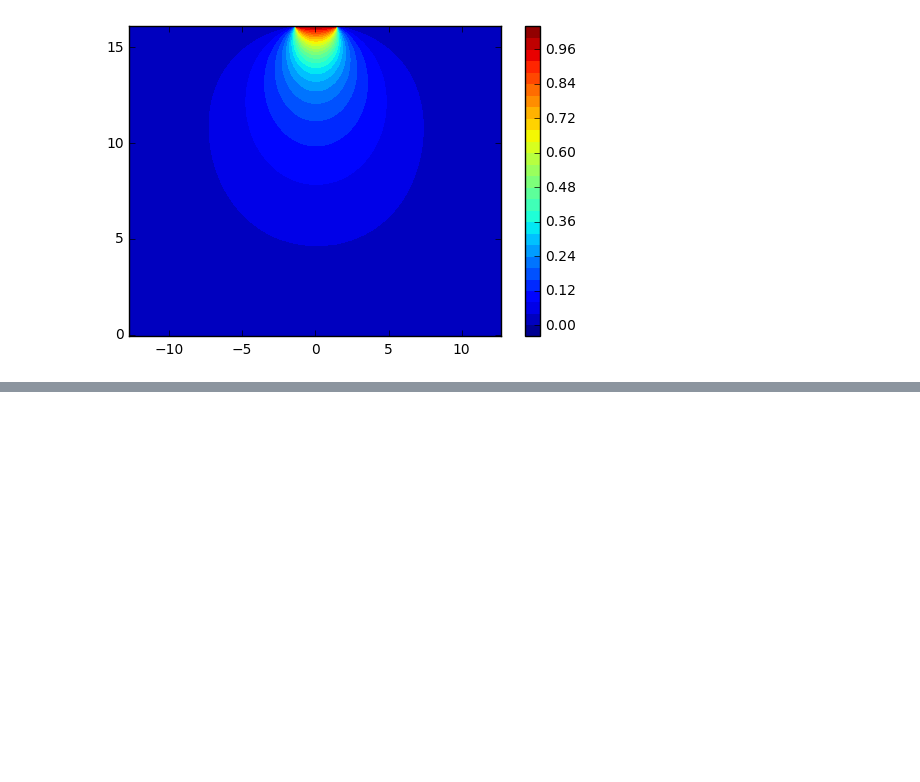
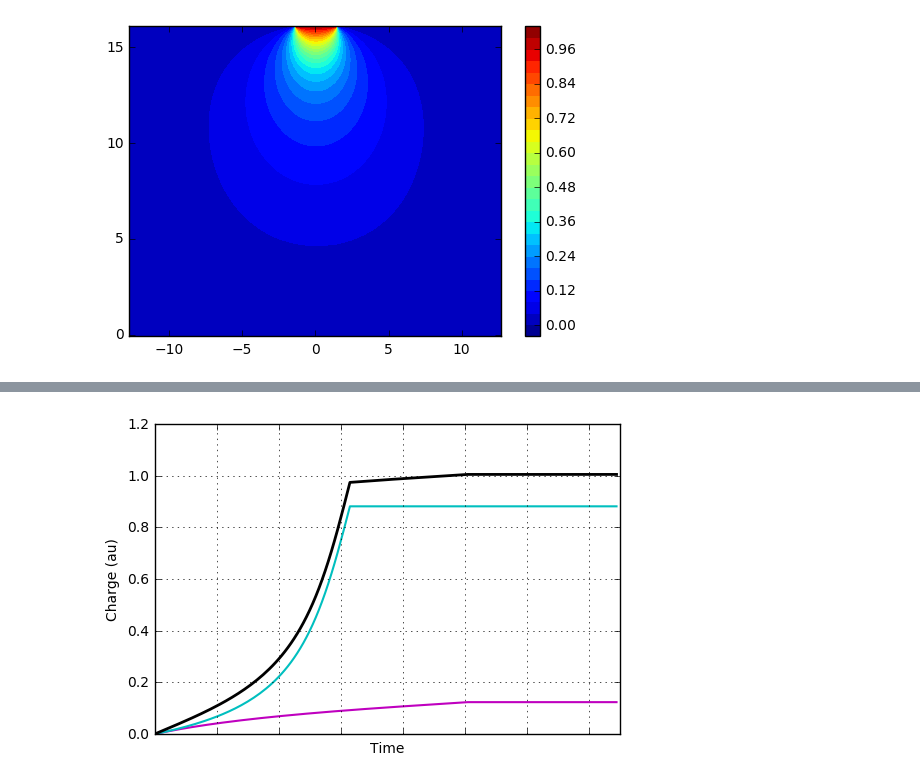
Before and after one commit to lbl-anp/GammaRayTrackingSchool_2018, a Jupyter notebook: SimpleWPGen_Strip.ipynb, the cells around one changed output, grey strips where cells are left out. Drawn from its saved outputs; the diff is of its cells as text; code cells hidden in the pictures; blank space fills up the shorter version.

Commit message:
Add files via upload
Now with crude signal generation

```diff
--- a/SimpleWPGen_Strip.ipynb
+++ b/SimpleWPGen_Strip.ipynb
@@ -149,0 +151,60 @@ plt.show()
+# %%
+# simple signal calculation assuming fixed velocity of one pixel per ns for both electrons and holes
+# holes into wp, electrons out
+# could easily vectorize to be faster and more pythonic
+
+# assume an interaction position at a given depth
+depth_mm = 10
+
+z0 = np.int(np.floor(depth_mm / pixel_size_mm))
+
+# number of time steps in signal
+Nt = 150
+
+# arrays which will store the induced charge signals
+Qh = np.zeros(Nt, dtype=float)
+Qe = np.zeros(Nt, dtype=float)
+
+# starting positions for electrons and holes
+zh = z0
+ze = z0
+
+# holes into wp
+t = 0
+for t in range(1, Nt):
+    if (zh<=N_yelements-1):
+        dw = Vslice[zh] - Vslice[zh-1]
+        Qh[t] = 1.0*dw
+    elif (zh>N_yelements-1):
+        continue
+    zh = zh+1
+
+# electrons out of wp
+t = 0
+for t in range(1, Nt):
+    if (ze>=0):
+        dw = Vslice[ze] - Vslice[ze+1]
+        Qe[t] = -1.0*dw
+    elif (ze<0):
+        continue
+    ze = ze-1
+
+# take cumulative sums
+Qsignal_h = np.cumsum(Qh)
+Qsignal_e = np.cumsum(Qe)
+Qsignal = np.cumsum(Qe + Qh)
+
+# plot
+plt.plot(Qsignal_e, 'm', linewidth=1.5)
+plt.plot(Qsignal_h, 'c', linewidth=1.5)
+plt.plot(Qsignal, 'k', linewidth=2)
+plt.grid("on")
+#plt.ylim(0,1)
+plt.xlim(0, Nt)
+plt.tick_params(labelbottom="off")
+plt.xlabel("Time")
+plt.ylabel("Charge (au)")
+#plt.legend()
+plt.show()
+# %% [output]
+[figure, added]
```
Also changed, not shown: parts of 2 cells of this notebook.
